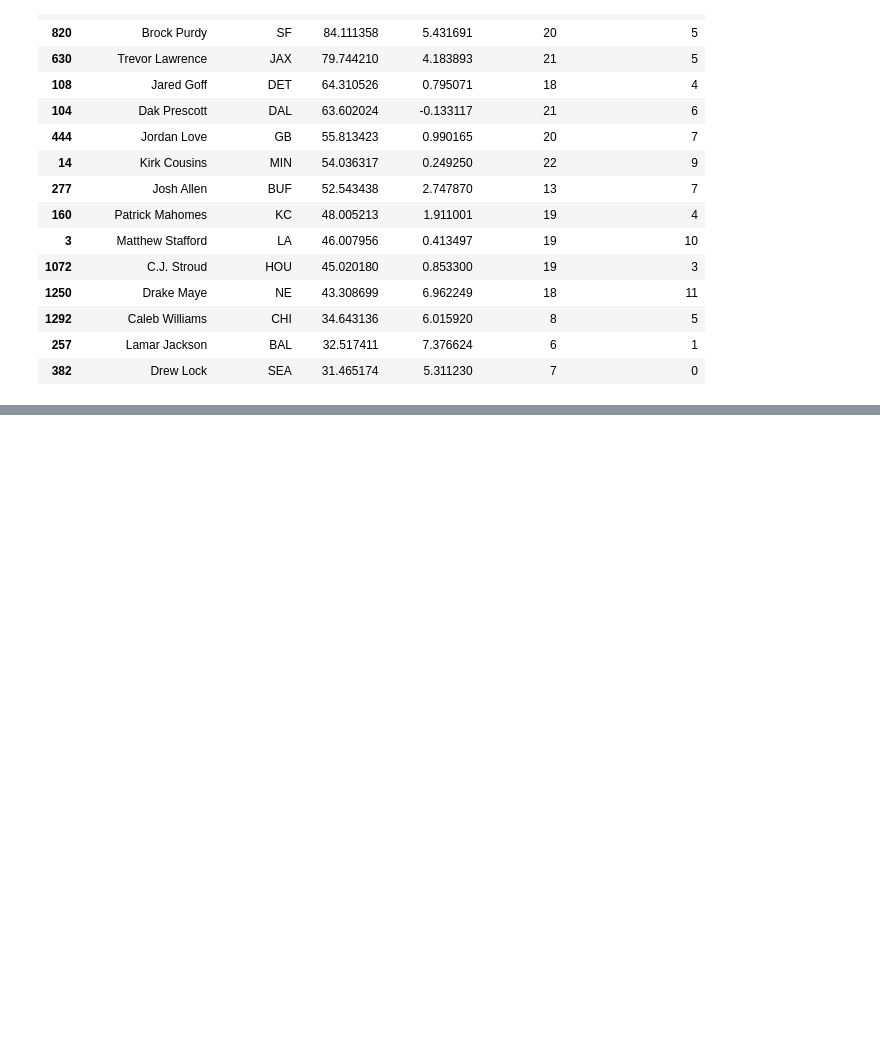
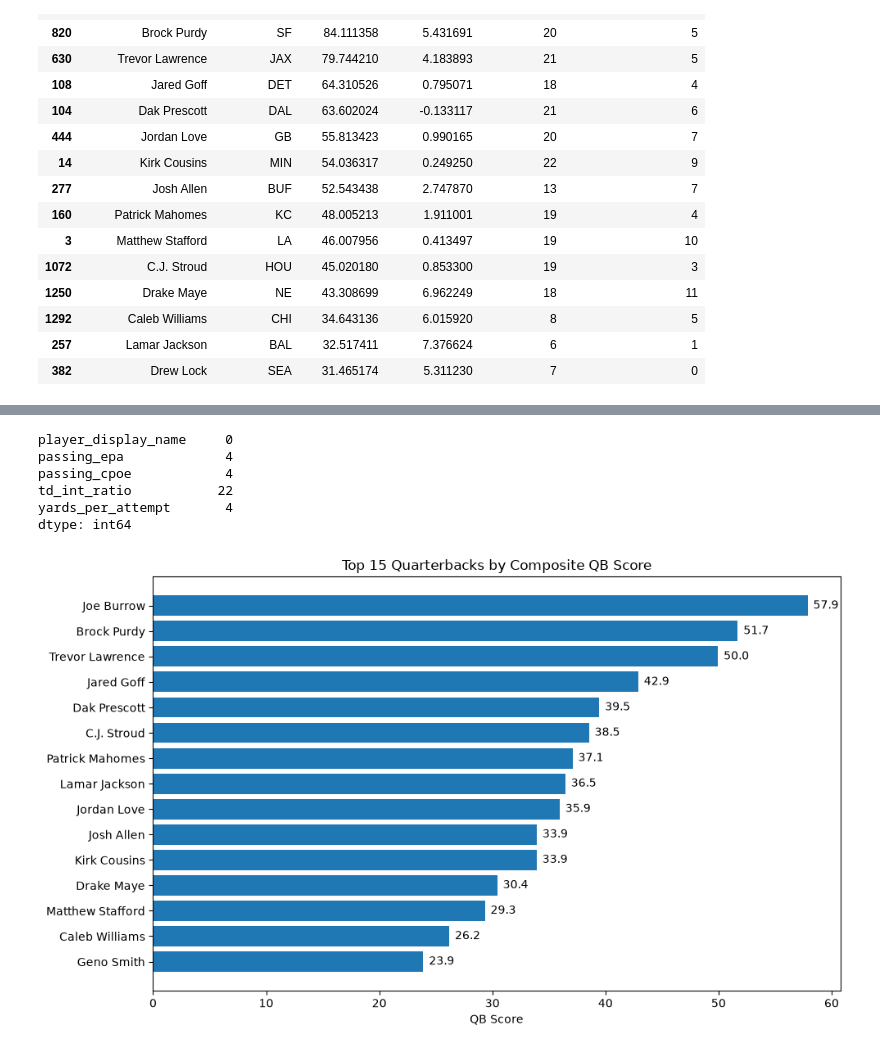
Before and after one commit to dhay2003/quarterback-impact-analysis, a Jupyter notebook: notebooks/qb_impact_analysis.ipynb, the cells around one changed output, grey strips where cells are left out. Saved outputs shown, nothing was run; the diff lists cells and outputs as text; code cells hidden in the pictures; blank space fills up the shorter version.

```diff
--- a/notebooks/qb_impact_analysis.ipynb
+++ b/notebooks/qb_impact_analysis.ipynb
@@ -296,0 +461,54 @@ qb_df[
+# %%
+qb_df[
+    [
+        "player_display_name",
+        "passing_epa",
+        "passing_cpoe",
+        "td_int_ratio",
+        "yards_per_attempt"
+    ]
+].isnull().sum()
+# %% [output]
+player_display_name     0
+passing_epa             4
+passing_cpoe            4
+td_int_ratio           22
+yards_per_attempt       4
+dtype: int64
+# %%
+top_15 = (
+    qb_df
+    .sort_values(by="qb_score", ascending=False)
+    .head(15)
+    .sort_values(by="qb_score")
+)
+
+plt.figure(figsize=(10,6))
+
+bars = plt.barh(
+    top_15["player_display_name"],
+    top_15["qb_score"]
+)
+
+plt.title("Top 15 Quarterbacks by Composite QB Score")
+plt.xlabel("QB Score")
+
+for bar in bars:
+    width = bar.get_width()
+    plt.text(
+        width + 0.5,
+        bar.get_y() + bar.get_height()/2,
+        f"{width:.1f}",
+        va="center"
+    )
+
+plt.tight_layout()
+
+plt.savefig(
+    "../visualizations/top_qb_scores.png",
+    bbox_inches="tight"
+)
+
+plt.show()
+# %% [output]
+[figure, added]
```
Also changed, not shown: parts of 24 cells of this notebook, 4 other files.
